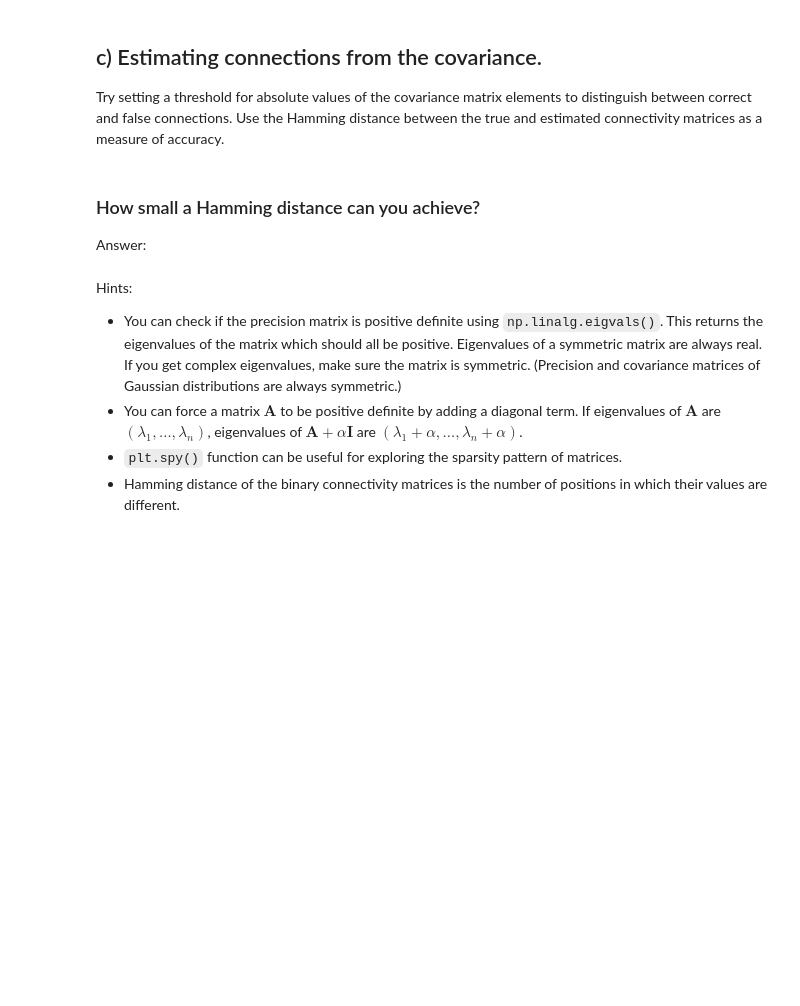
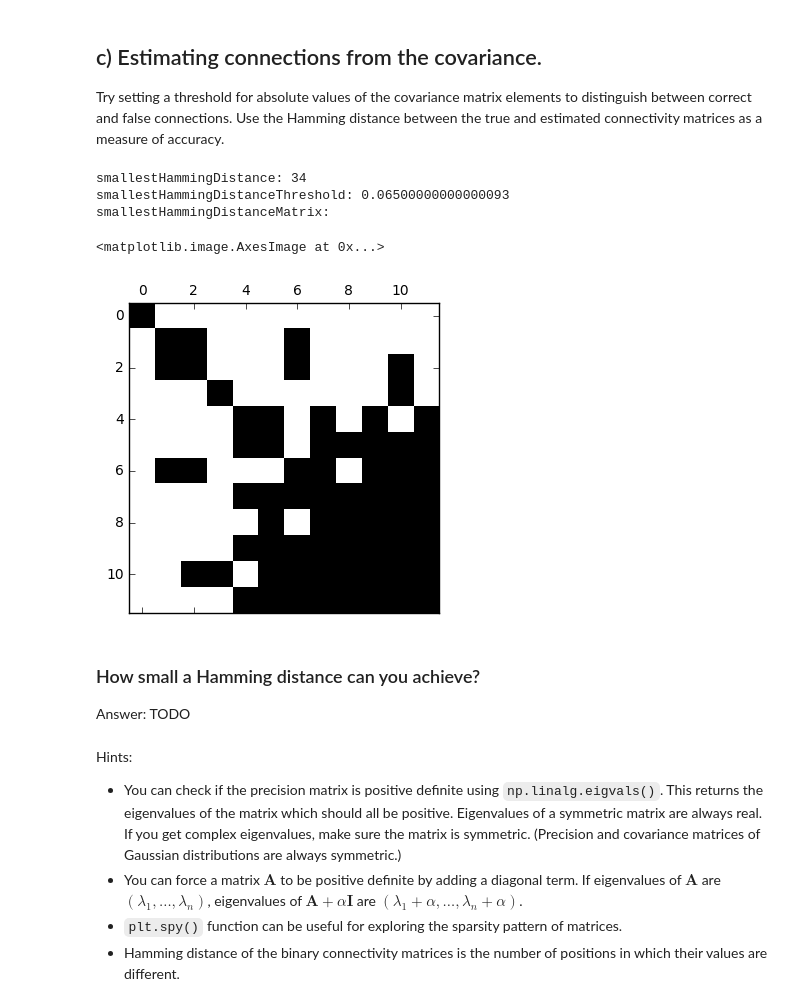
Before and after one commit to belochka/Bioinf, a Jupyter notebook: NetworkInference.ipynb, the cells around one changed output. Drawn from its saved outputs; the diff is of its cells as text; code cells hidden in the pictures; blank space fills up the shorter version.

```diff
--- a/NetworkInference.ipynb
+++ b/NetworkInference.ipynb
@@ -71,6 +75,66 @@ Try setting a threshold for absolute values of the covariance matrix elements to
+# %%
+#threshold matrix
+def getThresholdCovarianzMatrix(matrix, threshold):
+    thresholdCovarianceMatrix = np.copy(matrix)
+    for row in range(len(thresholdCovarianceMatrix)):
+        for col in range(len(thresholdCovarianceMatrix[0])):
+            if abs(thresholdCovarianceMatrix[row][col]) < threshold:
+                thresholdCovarianceMatrix[row][col] = 0
+    return thresholdCovarianceMatrix
+
+#get hammingDistance
+def hammingDistance(M1,M2):
+    hammingDistance = 0
+    for row in range(len(M1)):
+        for col in range(len(M1[0])):
+            if M1[row][col] != 0 and M2[row][col] == 0:
+                hammingDistance += 1
+            if M2[row][col] != 0 and M1[row][col] == 0:
+                hammingDistance += 1
+    return hammingDistance
+
+def getASmallHammingDistance(covarianceMatrix,precisionMatrix):
+    threshold = -1 #0 #TODO: or get minimum value of matix?!
+    smallestHammingDistance = 144 #most bad: 12*12=144 (every element differs!)
+    smallestHammingDistanceThreshold = 0
+    smallestHammingDistanceMatrix = []
+    numberOfRuns = 10000
+    # Try some time to get a good values / suitable threshold / small hemming distance
+    for i in range(numberOfRuns):
+        tmpThresholdCovarianceMatrix = getThresholdCovarianzMatrix(covarianceMatrix,threshold)
+        tmpHammingDistance = hammingDistance(tmpThresholdCovarianceMatrix,precisionMatrix)#Are this the right matrixes to compare?
+
+        #TODO: why this point is only reached ones?! > Results always same?! doesnt make sence....
+        if tmpHammingDistance < smallestHammingDistance:
+            smallestHammingDistance = tmpHammingDistance
+            smallestHammingDistanceThreshold = threshold
+            smallestHammingDistanceMatrix = tmpThresholdCovarianceMatrix
+
+        threshold += 0.001 #increase threshold by some small value
+    return smallestHammingDistance,smallestHammingDistanceThreshold,smallestHammingDistanceMatrix
+
+# Format of result: [smallestHammingDistance,smallestHammingDistanceThreshold,smallestHammingDistanceMatrix]
+result = getASmallHammingDistance(covarianceMatrix,precisionMatrix)
+smallestHammingDistance = result[0]
+smallestHammingDistanceThreshold = result[1]
+smallestHammingDistanceMatrix = result[2]
+print('smallestHammingDistance:',smallestHammingDistance)
+print('smallestHammingDistanceThreshold:',smallestHammingDistanceThreshold)
+print('smallestHammingDistanceMatrix:')
+plt.figure(1)
+plt.spy(smallestHammingDistanceMatrix)
+
+# TODO: Check Result. And if its right what i did ;)
+# %% [output]
+smallestHammingDistance: 34
+smallestHammingDistanceThreshold: 0.06500000000000093
+smallestHammingDistanceMatrix:
+<matplotlib.image.AxesImage at 0x...>
+[figure, added]
 # %% [markdown]
 ### How small a Hamming distance can you achieve?
 Answer:
+TODO
 # %% [markdown]
 Hints:
 
```
Also changed, not shown: parts of 17 cells of this notebook.
